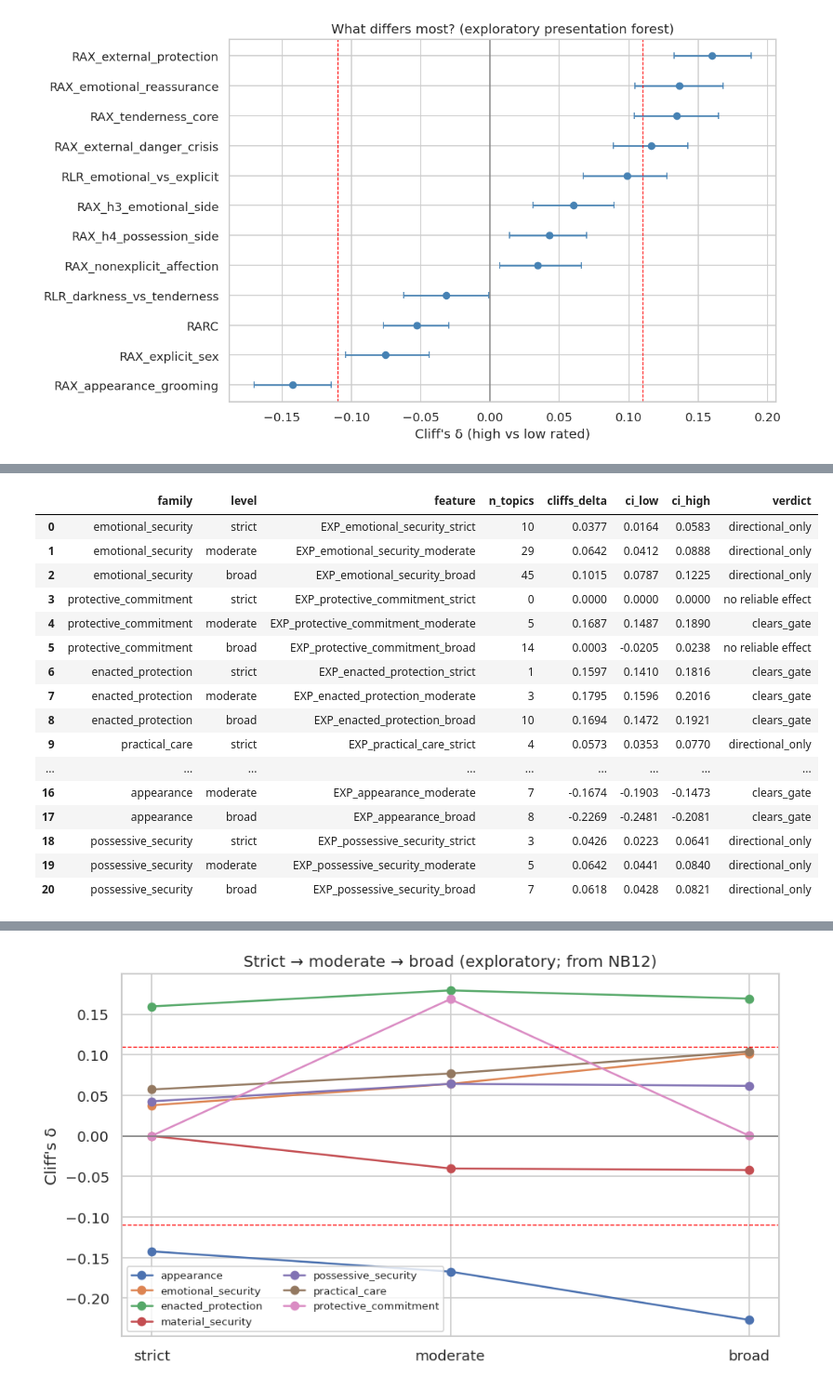
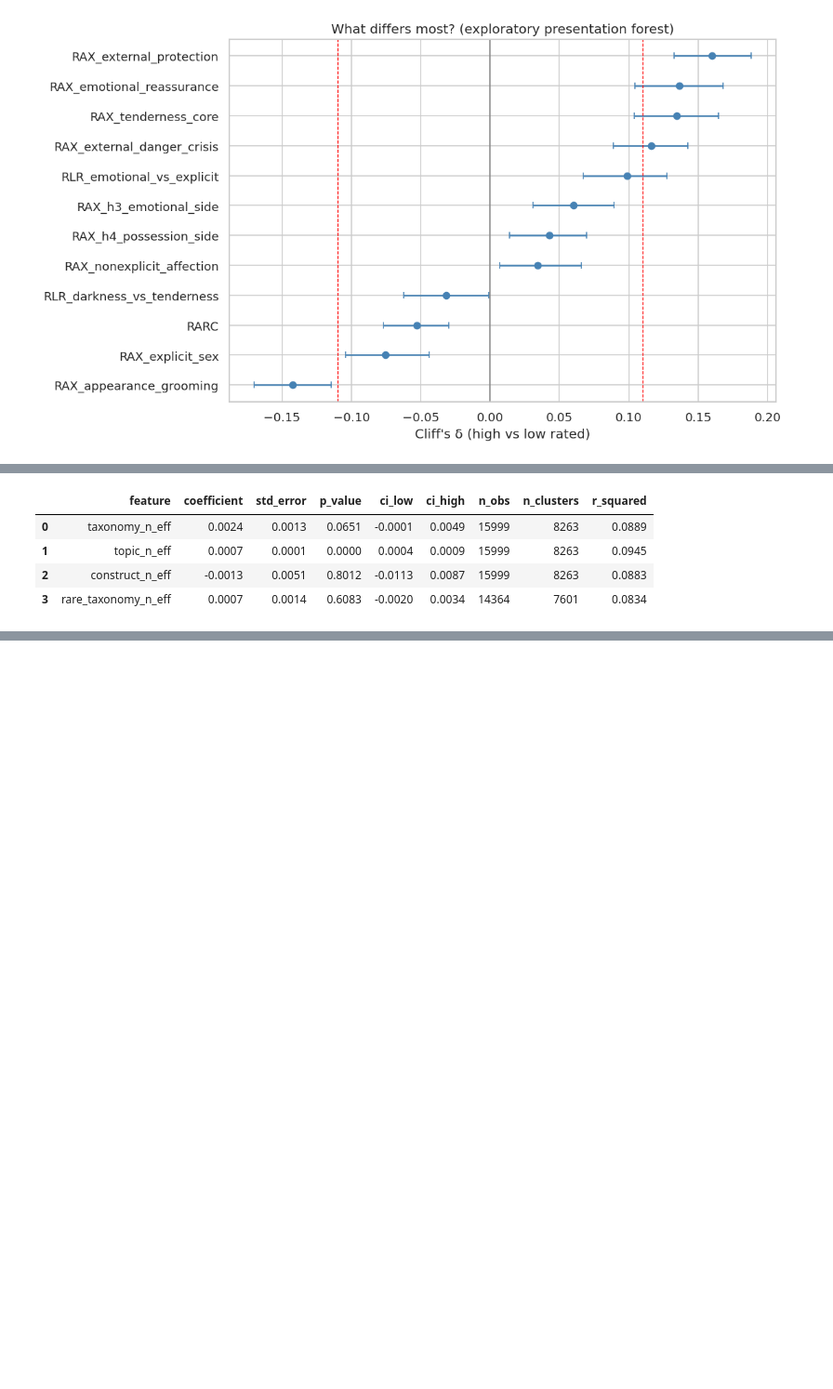
Before and after one commit to BakhturinaPolina/romantic-novels-large-corpus, a Jupyter notebook: notebooks/08_refined_construct_analysis/14_exploratory_presentation_results.ipynb, the cells around one changed output, grey strips where cells are left out. Shown at 93% size. Cells and saved outputs as stored; diff of their text form; code cells hidden in the pictures; blank space fills up the shorter version.

```diff
--- a/notebooks/08_refined_construct_analysis/14_exploratory_presentation_results.ipynb
+++ b/notebooks/08_refined_construct_analysis/14_exploratory_presentation_results.ipynb
@@ -332,36 +305,46 @@ ctx.save_table(appearance_df, "appearance_summary")
 # %%
-if len(nb12_traj):
-    display(nb12_traj.round(4))
-    ctx.save_table(nb12_traj, "strict_moderate_broad_trajectories_reused")
-    fig, ax = plt.subplots(figsize=(9, 5))
-    for family, sub in nb12_traj.groupby("family"):
-        sub = sub.set_index("level").reindex(["strict", "moderate", "broad"])
-        ax.plot(["strict", "moderate", "broad"], sub["cliffs_delta"], marker="o", label=family)
-    ax.axhline(0, color="gray", lw=1)
-    ax.axhline(GATE, color="red", ls="--", lw=0.8)
-    ax.axhline(-GATE, color="red", ls="--", lw=0.8)
-    ax.set_ylabel("Cliff's δ")
-    ax.set_title("Strict → moderate → broad (exploratory; from NB12)")
-    ax.legend(fontsize=8, ncol=2)
-    ctx.save_figure(fig, "strict_moderate_broad_trajectories")
-    plt.show()
-else:
-    print("NB12 trajectories missing — skip Section 5 plot.")
+ols_features = [
+    c
+    for c in (
+        "taxonomy_n_eff",
+        "topic_n_eff",
+        "construct_n_eff",
+        "rare_taxonomy_n_eff",
+    )
+    if c in work.columns
+]
+controls = [c for c in ("n_sentences", "publication_year") if c in work.columns]
+ols_rows = []
+for feat in ols_features:
+    fit = mdl.fit_ols(
+        work,
+        outcome="rating_shrunk",
+        predictors=[feat, *controls],
+        categorical=("genre_group",) if "genre_group" in work.columns else (),
+        cluster="author_id" if "author_id" in work.columns else None,
+        weights="reliability" if "reliability" in work.columns else None,
+        name=f"richness_{feat}",
+    )
+    coef = fit.coefficients[fit.coefficients["term"] == feat].iloc[0]
+    ols_rows.append(
+        {
+            "feature": feat,
+            "coefficient": float(coef["coefficient"]),
+            "std_error": float(coef["std_error"]),
+            "p_value": float(coef["p_value"]),
+            "ci_low": float(coef["ci_low"]),
+            "ci_high": float(coef["ci_high"]),
+            "n_obs": fit.n_obs,
+            "n_clusters": fit.n_clusters,
+            "r_squared": fit.r_squared,
+        }
+    )
+rich_ols = pd.DataFrame(ols_rows)
+display(rich_ols.round(4))
+ctx.save_table(rich_ols, "thematic_richness_ols")
 # %% [output]
-|  | family | level | feature | n_topics | cliffs_delta | ci_low | ci_high | verdict |
-| 0 | emotional_security | strict | EXP_emotional_security_strict | 10 | 0.0377 | 0.0164 | 0.0583 | directional_only |
-| 1 | emotional_security | moderate | EXP_emotional_security_moderate | 29 | 0.0642 | 0.0412 | 0.0888 | directional_only |
-| 2 | emotional_security | broad | EXP_emotional_security_broad | 45 | 0.1015 | 0.0787 | 0.1225 | directional_only |
-| 3 | protective_commitment | strict | EXP_protective_commitment_strict | 0 | 0.0000 | 0.0000 | 0.0000 | no reliable effect |
-| 4 | protective_commitment | moderate | EXP_protective_commitment_moderate | 5 | 0.1687 | 0.1487 | 0.1890 | clears_gate |
-| 5 | protective_commitment | broad | EXP_protective_commitment_broad | 14 | 0.0003 | -0.0205 | 0.0238 | no reliable effect |
-| 6 | enacted_protection | strict | EXP_enacted_protection_strict | 1 | 0.1597 | 0.1410 | 0.1816 | clears_gate |
-| 7 | enacted_protection | moderate | EXP_enacted_protection_moderate | 3 | 0.1795 | 0.1596 | 0.2016 | clears_gate |
-| 8 | enacted_protection | broad | EXP_enacted_protection_broad | 10 | 0.1694 | 0.1472 | 0.1921 | clears_gate |
-| 9 | practical_care | strict | EXP_practical_care_strict | 4 | 0.0573 | 0.0353 | 0.0770 | directional_only |
-| ... | ... | ... | ... | ... | ... | ... | ... | ... |
-| 16 | appearance | moderate | EXP_appearance_moderate | 7 | -0.1674 | -0.1903 | -0.1473 | clears_gate |
-| 17 | appearance | broad | EXP_appearance_broad | 8 | -0.2269 | -0.2481 | -0.2081 | clears_gate |
-| 18 | possessive_security | strict | EXP_possessive_security_strict | 3 | 0.0426 | 0.0223 | 0.0641 | directional_only |
-| 19 | possessive_security | moderate | EXP_possessive_security_moderate | 5 | 0.0642 | 0.0441 | 0.0840 | directional_only |
-| 20 | possessive_security | broad | EXP_possessive_security_broad | 7 | 0.0618 | 0.0428 | 0.0821 | directional_only |
+|  | feature | coefficient | std_error | p_value | ci_low | ci_high | n_obs | n_clusters | r_squared |
+| 0 | taxonomy_n_eff | 0.0024 | 0.0013 | 0.0651 | -0.0001 | 0.0049 | 15999 | 8263 | 0.0889 |
+| 1 | topic_n_eff | 0.0007 | 0.0001 | 0.0000 | 0.0004 | 0.0009 | 15999 | 8263 | 0.0945 |
+| 2 | construct_n_eff | -0.0013 | 0.0051 | 0.8012 | -0.0113 | 0.0087 | 15999 | 8263 | 0.0883 |
+| 3 | rare_taxonomy_n_eff | 0.0007 | 0.0014 | 0.6083 | -0.0020 | 0.0034 | 14364 | 7601 | 0.0834 |
@@ -370,2 +352 @@ else:
-[figure, removed]
 # %% [markdown]
```
Also changed, not shown: parts of 43 cells of this notebook, 42 other files.
